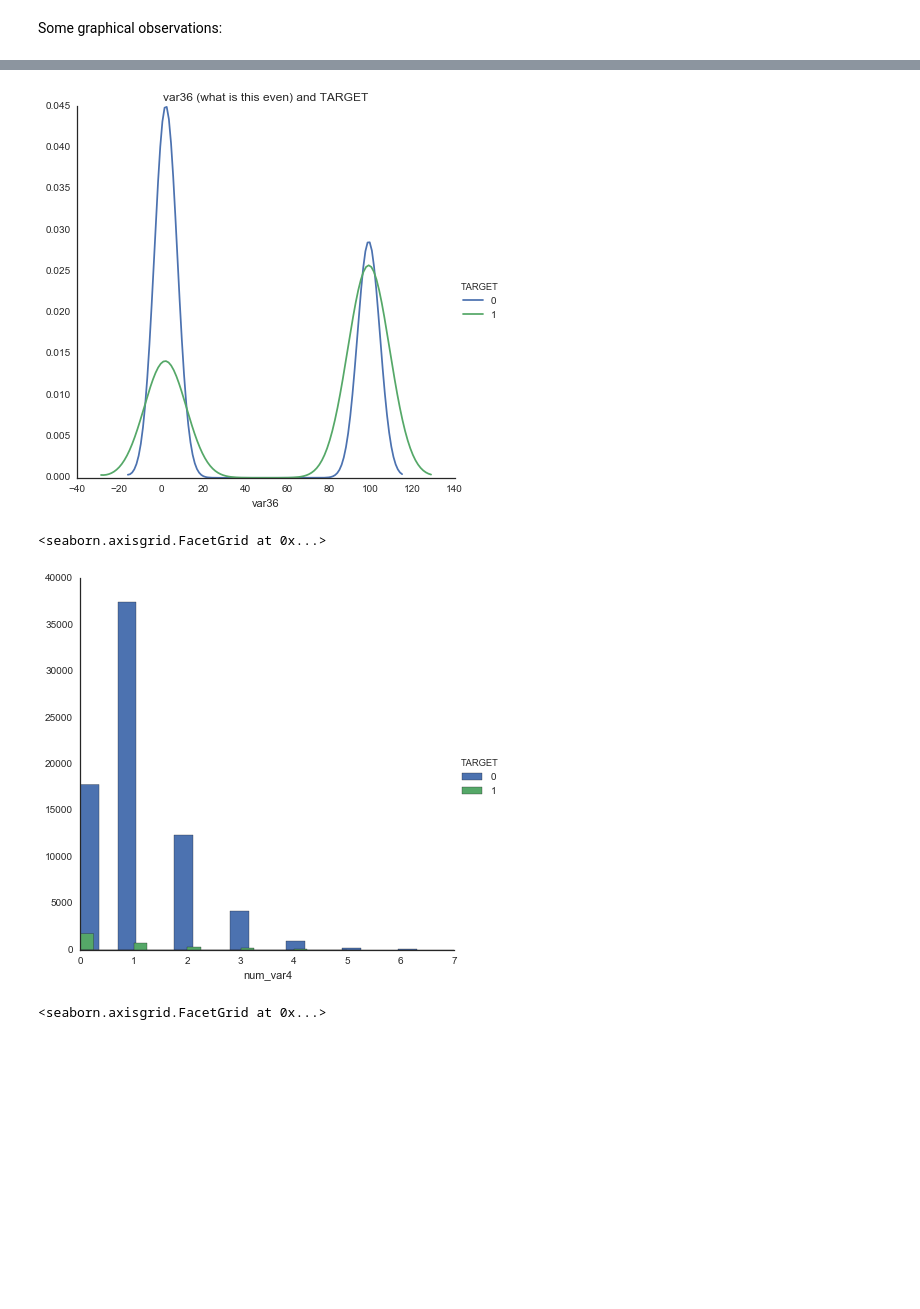
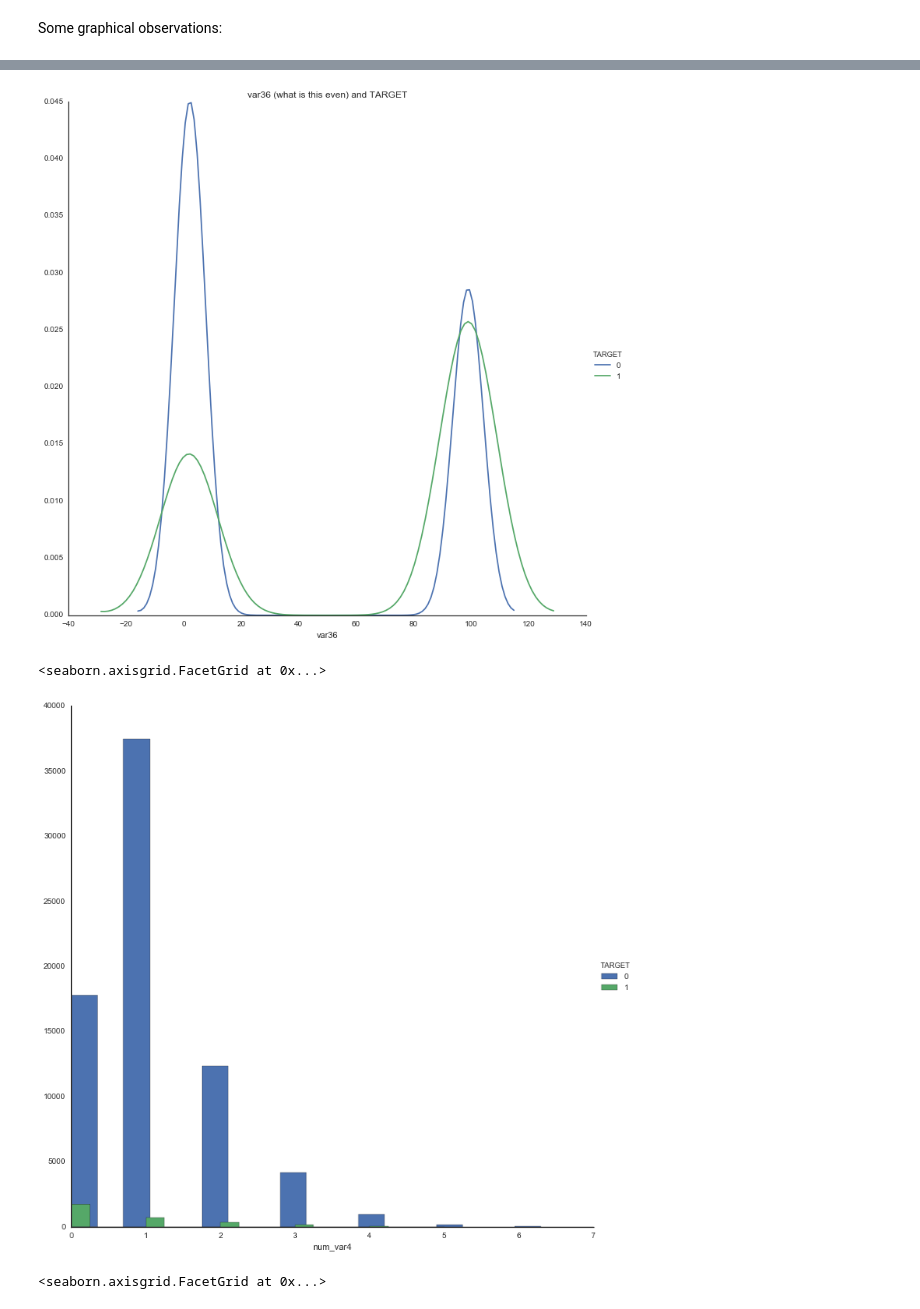
Before and after one commit to sketchychen/kaggle_santander, a Jupyter notebook: kaggle_santander_draft.ipynb, the cells around one changed output, grey strips where cells are left out. Cells and saved outputs as stored; diff of their text form; code cells hidden in the pictures; blank space fills up the shorter version.

```diff
--- a/kaggle_santander_draft.ipynb
+++ b/kaggle_santander_draft.ipynb
@@ -311,9 +320,10 @@ There are trends to these imp_op features, depending on what labels they have in
 - For any imp_op feature with an **ult1** and a nonzero value in a cell (e.g. imp_op_var39_comer_ult1), if there is a feature with the same exact name but with an **ult3** (e.g. imp_op_var39_comer_ult3), it likely has an equal or **greater** value in the corresponding cell.
 - imp_op_varX_ultY = imp_op_varX_efect_ultY + imp_op_varX_comer_ultY *most of the time*, but only **ult1** has sums.
 # %%
-santrainder['imp_op_var39_ult1_test'] = santrainder['imp_op_var39_efect_ult1'] + santrainder['imp_op_var39_comer_ult1']
-santrainder['imp_op_var40_ult1_test'] = santrainder['imp_op_var40_efect_ult1'] + santrainder['imp_op_var40_comer_ult1']
-santrainder['imp_op_var41_ult1_test'] = santrainder['imp_op_var41_efect_ult1'] + santrainder['imp_op_var41_comer_ult1']
+auxillary = pd.DataFrame()
+auxillary['imp_op_var39_ult1_test'] = santrainder['imp_op_var39_efect_ult1'] + santrainder['imp_op_var39_comer_ult1']
+auxillary['imp_op_var40_ult1_test'] = santrainder['imp_op_var40_efect_ult1'] + santrainder['imp_op_var40_comer_ult1']
+auxillary['imp_op_var41_ult1_test'] = santrainder['imp_op_var41_efect_ult1'] + santrainder['imp_op_var41_comer_ult1']
 
 var39notasum = []
 var40notasum = []
@@ -321,11 +331,11 @@ var41notasum = []
 
 # look for matching mins and maxes
 for index, row in santrainder.iterrows():
-   if santrainder['imp_op_var39_ult1_test'][index] != santrainder['imp_op_var39_ult1'][index]:
+   if auxillary['imp_op_var39_ult1_test'][index] != santrainder['imp_op_var39_ult1'][index]:
     var39notasum.append(index)
-   if santrainder['imp_op_var40_ult1_test'][index] != santrainder['imp_op_var40_ult1'][index]:
+   if auxillary['imp_op_var40_ult1_test'][index] != santrainder['imp_op_var40_ult1'][index]:
     var40notasum.append(index)
-   if santrainder['imp_op_var41_ult1_test'][index] != santrainder['imp_op_var41_ult1'][index]:
+   if auxillary['imp_op_var41_ult1_test'][index] != santrainder['imp_op_var41_ult1'][index]:
     var41notasum.append(index)
 
 print len(var39notasum)
@@ -523,0 +579,3 @@ Let's look at the data without that number.
+# %%
+santrainder['zeroes'] = np.sum(santrainder.loc[:, 'imp_ent_var16_ult1':'var38']==0, axis=1) # count the number of bools, value == 0 is True
+santrainder['zeroes'].head()
@@ -565,17 +629,13 @@ plt.ylabel('var38_log: log-scaled asset/mortgage worth');
 # %%
 # I don't know what var36 is other than it's probably categorical
 # but there is some sort of relationship with TARGET
-sns.FacetGrid(santrainder, hue='TARGET', size=6) \
-   .map(sns.kdeplot, 'var36') \
-   .add_legend()
+sns.FacetGrid(santrainder, hue='TARGET', size=10).map(sns.kdeplot, 'var36').add_legend()
 plt.title('var36 (what is this even) and TARGET');
 # %% [output]
-[figure, old version]
+[figure, new version]
 # %%
-sns.FacetGrid(santrainder, hue='TARGET', size=6) \
-    .map(plt.hist, 'num_var4', bins=20) \
-    .add_legend()
+sns.FacetGrid(santrainder, hue='TARGET', size=10).map(plt.hist, 'num_var4', bins=20).add_legend()
 # %% [output]
 <seaborn.axisgrid.FacetGrid at 0x...>
-[figure, old version]
+[figure, new version]
 # %%
```
Also changed, not shown: parts of 24 cells of this notebook.
